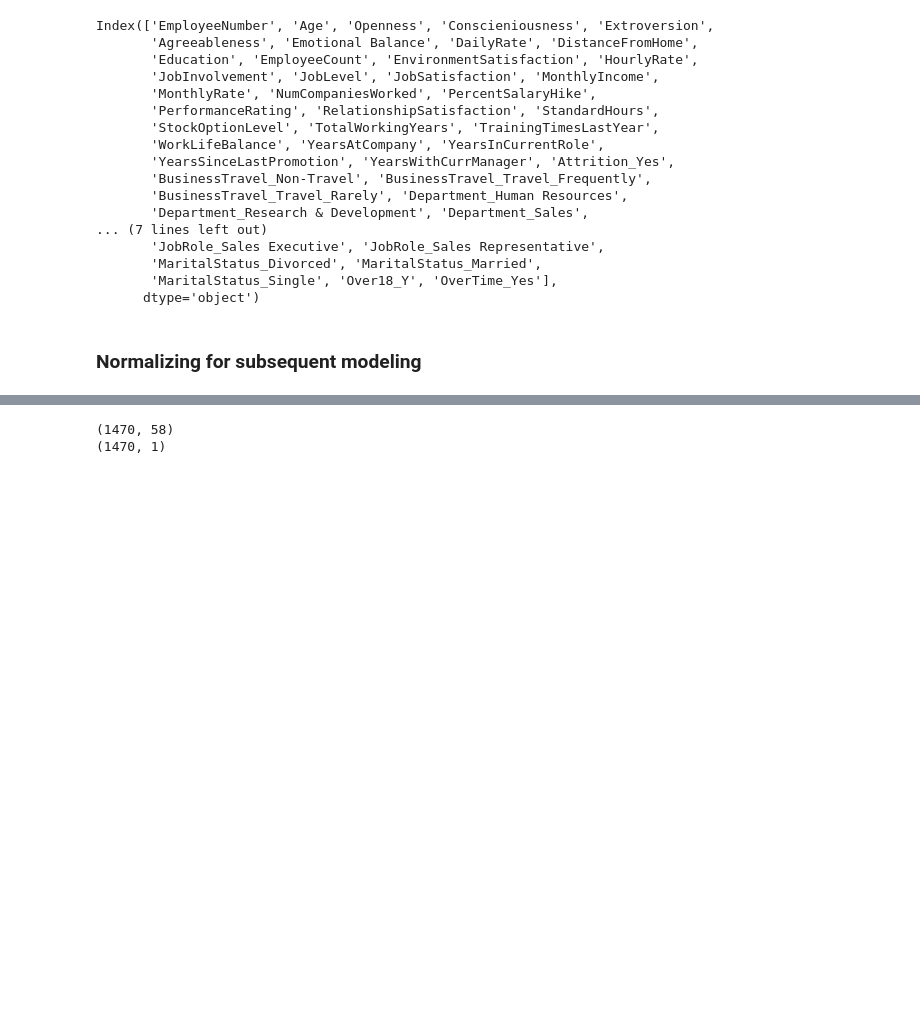
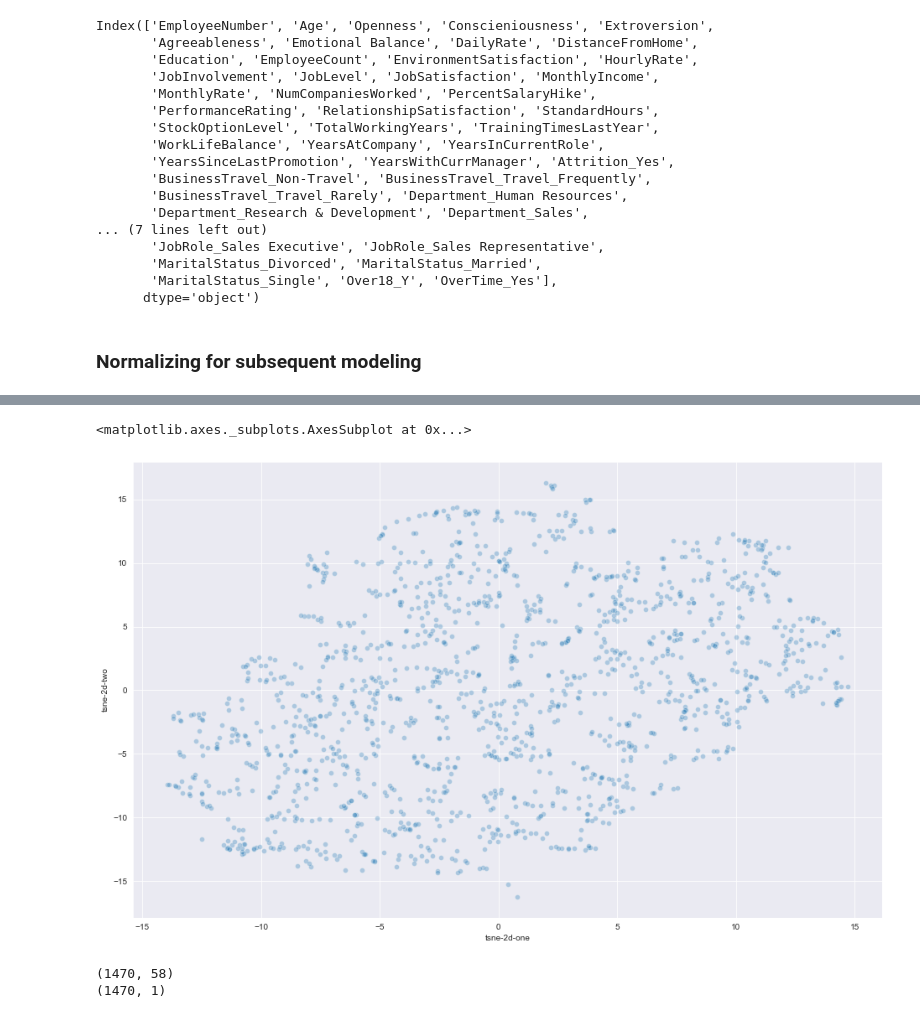
Before and after one commit to Vajrasamaya/Employee-Attrition-, a Jupyter notebook: Modeling_Predictors_of_Employee_Attrition.ipynb, the cells around one changed output, grey strips where cells are left out. Saved outputs shown, nothing was run; the diff lists cells and outputs as text; code cells hidden in the pictures; blank space fills up the shorter version.

```diff
--- a/Modeling_Predictors_of_Employee_Attrition.ipynb
+++ b/Modeling_Predictors_of_Employee_Attrition.ipynb
@@ -115,3 +256,19 @@ from sklearn.preprocessing import StandardScaler
+# %%
+# x_psyc
+df_joined['tsne-2d-one'] = tsne_results[:,0]
+df_joined['tsne-2d-two'] = tsne_results[:,1]
+plt.figure(figsize=(16,10))
+sns.scatterplot(
+    df_plot["tsne-2d-one"], df_plot["tsne-2d-two"],
+    # hue="y",
+    palette=sns.color_palette("RdBu_r", 7),
+#     data= df_joined.iloc[:,-2:],
+    legend = "full",
+    alpha=0.3
+)
+# %% [output]
+<matplotlib.axes._subplots.AxesSubplot at 0x...>
+[figure, added]
 # %%
 # Separating out the features
 x = df_joined.loc[:, features].values
```
Also changed, not shown: parts of 24 cells of this notebook.
